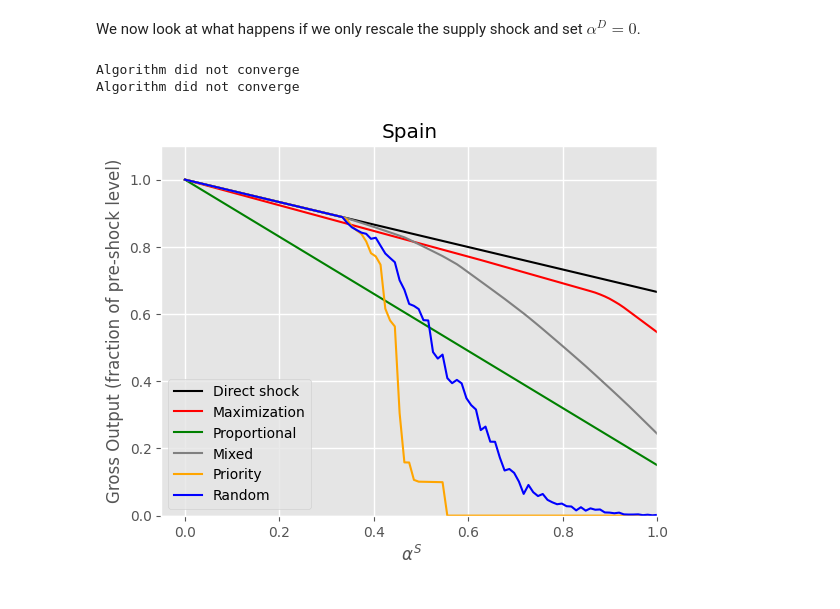
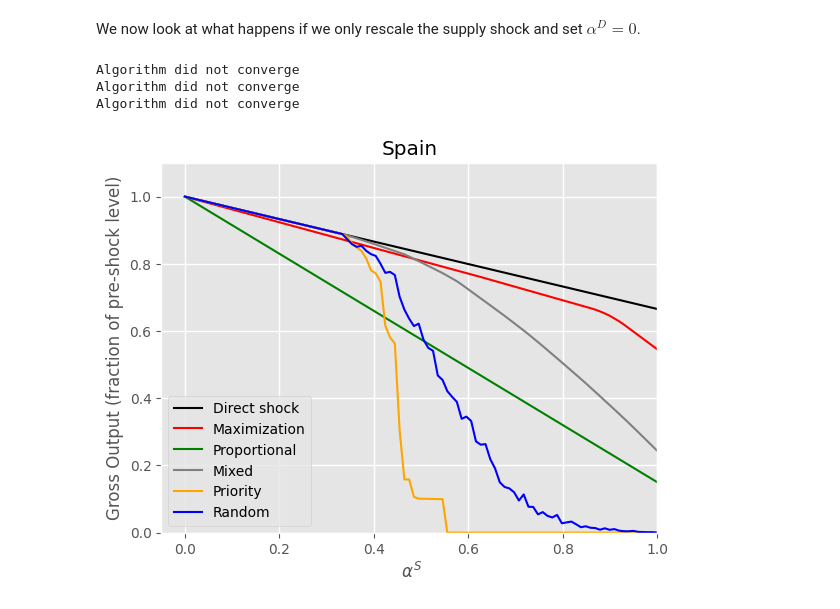
Before and after one commit to jannekehutsebaut/Thesis_Shock_Propagation_Supply_Demand, a Jupyter notebook: Spain/Esp_Shock_Magnitude.ipynb, the cells around one changed output. Saved outputs shown, nothing was run; the diff lists cells and outputs as text; code cells hidden in the pictures.

```diff
--- a/Spain/Esp_Shock_Magnitude.ipynb
+++ b/Spain/Esp_Shock_Magnitude.ipynb
@@ -534,21 +533,21 @@ def scale_run_rationing(scalewhat = "both",  seq = np.linspace(0,1,100)):
         names_ordered = order(A,L,scaleres[1])
         res3 = algo_priority(A, L, scaleres[1], scaleres[0], names_ordered, TT, prioritize="yes")
 
-        if res1[2] != 100:
+        if res1[2] != TT:
             res1x.append(res1[0])
             res1f.append(res1[1])
         else:
             res1x.append('NaN')
             res1f.append('NaN')
 
-        if res2[2] != 100:
+        if res2[2] != TT:
             res2x.append(res2[0])
             res2f.append(res2[1])
         else:
             res2x.append('NaN')
             res2f.append('NaN')
 
-        if res3[2] != 100:
+        if res3[2] != TT:
             res3x.append(res3[0])
             res3f.append(res3[1])
         else:
@@ -630,50 +629,47 @@ We now look at what happens if we only rescale the supply shock and set $\alpha^
 # %%
 result_direct = scale_run_direct_shock(scalewhat = "supply",  seq = np.linspace(0,1,100))
 x_direct = np.array(result_direct.iloc[:,0].astype('float'))
-a_direct = np.array(result_direct.iloc[:,4].astype('float'))
-
+alpha = np.array(result_direct.iloc[:,4].astype('float'))
 
 result_opt = scale_run_optimizationX(scalewhat = "supply", seq = np.linspace(0,1,100))
 x_opt= np.array(result_opt.iloc[:,0].astype('float'))
-a_opt = np.array(result_opt.iloc[:,4].astype('float'))
+
+result = scale_run_rationing(scalewhat = "supply",  seq = np.linspace(0,1,100))
+
+result_prop = result[0]
+x_prop = np.array(result_prop.iloc[:,0].astype('float'))
 
 
-result_prop = scale_run_rationing(scalewhat = "supply",  seq = np.linspace(0,1,100))[0]
-x_prop = np.array(result_prop.iloc[:,0].astype('float'))
-a_prop = np.array(result_prop.iloc[:,4].astype('float'))
+result_mixed = result[1]
+x_mixed = np.array(result_mixed.iloc[:,0].astype('float'))
 
-result_mixed = scale_run_rationing(scalewhat = "supply",  seq = np.linspace(0,1,100))[1]
-x_mixed = np.array(result_mixed.iloc[:,0].astype('float'))
-a_mixed = np.array(result_mixed.iloc[:,4].astype('float'))
-
-result_priority = scale_run_rationing(scalewhat = "supply",  seq = np.linspace(0,1,100))[2]
+result_priority = result[2]
 x_priority = np.array(result_priority.iloc[:,0].astype('float'))
-a_priority = np.array(result_priority.iloc[:,4].astype('float'))
 # %%
 result_random = scale_run_random_rationing(scalewhat = "supply", seq = np.linspace(0,1,100))
 x_random = np.array(result_random.iloc[:,0].astype('float'))
-a_random = np.array(result_random.iloc[:,4].astype('float'))
 # %% [output]
 Algorithm did not converge
 Algorithm did not converge
+Algorithm did not converge
 # %%
 plt.style.use('ggplot')
 plt.title("Spain")
 plt.grid(visible=None, which='major', axis='both', linestyle='-', linewidth=1)
 
-plt.plot(a_direct, x_direct, 'black')
-plt.plot(a_opt, x_opt, 'red')
-plt.plot(a_prop, x_prop, 'green')
-plt.plot(a_mixed, x_mixed, 'grey')
-plt.plot(a_priority, x_priority, 'orange')
-plt.plot(a_random, x_random, 'blue')
+plt.plot(alpha, x_direct, 'black')
+plt.plot(alpha, x_opt, 'red')
+plt.plot(alpha, x_prop, 'green')
+plt.plot(alpha, x_mixed, 'grey')
+plt.plot(alpha, x_priority, 'orange')
+plt.plot(alpha, x_random, 'blue')
 
 plt.xlim(-0.05, 1)
 plt.ylim(-0.00,1.1)
 #plt.rcParams['text.usetex'] = True
 plt.xlabel(r' $\alpha^S$')
 plt.ylabel("Gross Output (fraction of pre-shock level)")
 plt.legend(['Direct shock', 'Maximization', 'Proportional', 'Mixed', 'Priority', 'Random'])
 plt.savefig('plot_esp_scale.png')
 # %% [output]
-[figure, old version]
+[figure, new version]
```
Also changed, not shown: parts of 1 cell of this notebook.
